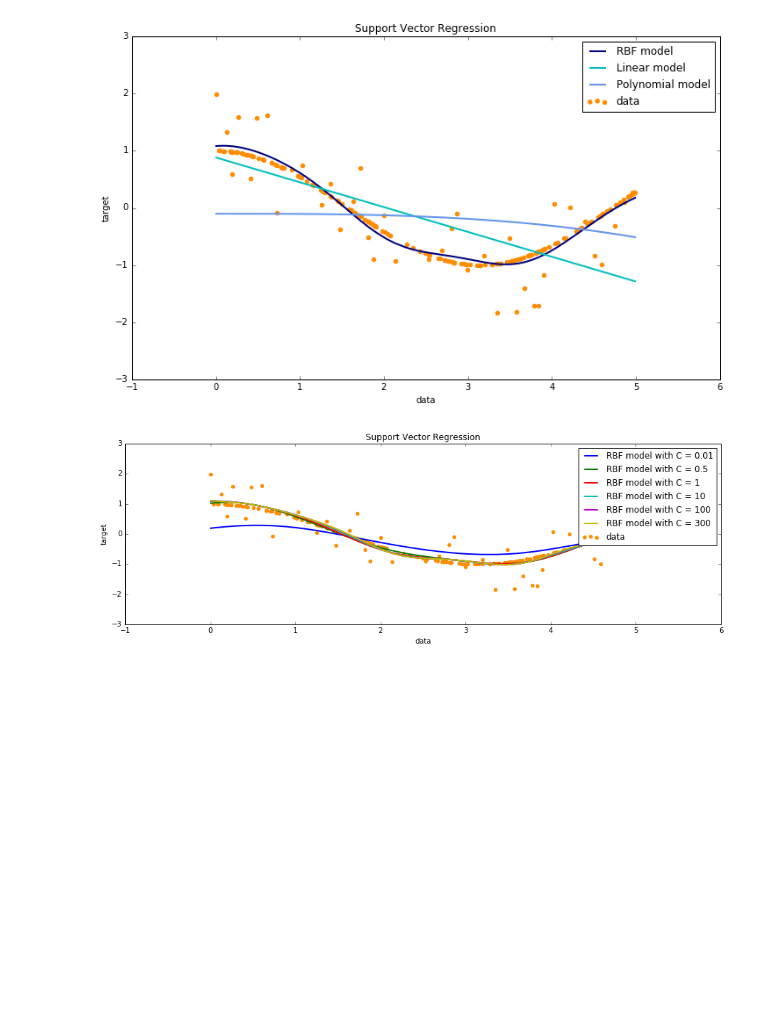
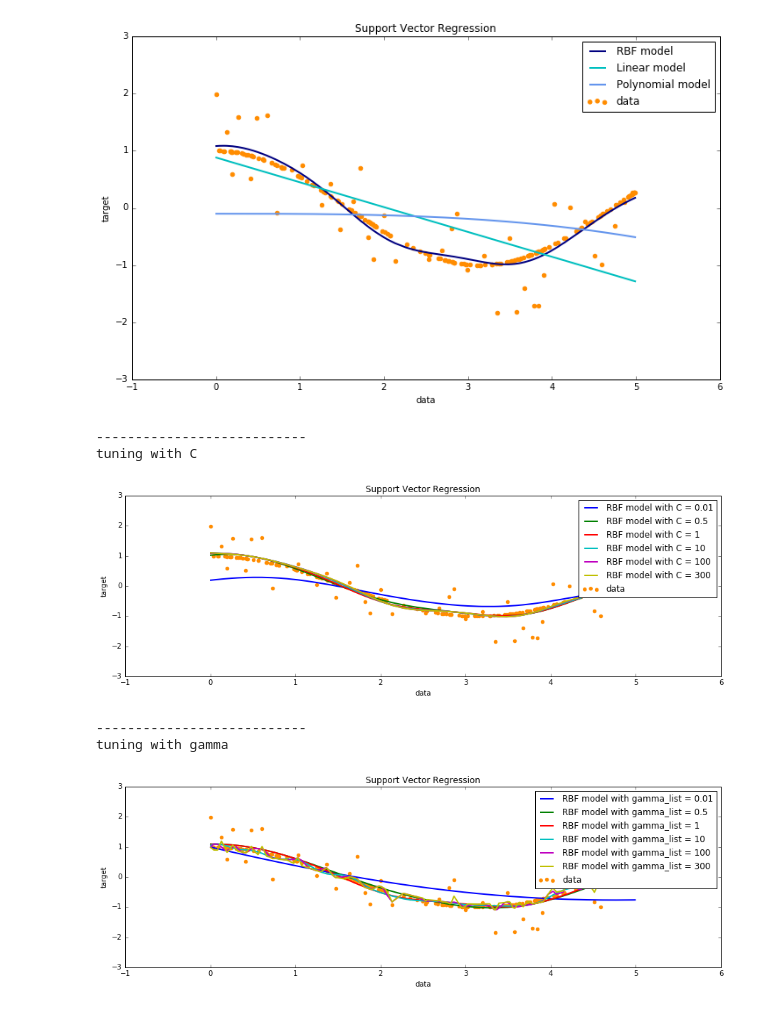
Before and after one commit to yennanliu/analysis, a Jupyter notebook: ML_/ML_Basic_SVM.ipynb, the cells around one changed output. Cells and saved outputs as stored; diff of their text form; code cells hidden in the pictures; blank space fills up the shorter version.

Commit message:
add parameter intro, tuning comments

```diff
--- a/ML_/ML_Basic_SVM.ipynb
+++ b/ML_/ML_Basic_SVM.ipynb
@@ -290,21 +331,52 @@ plt.show()
 # %%
 plt.figure(figsize=(15,10))
 
 C_list = [.01,.5,1,10,100,300]
+gamma_list = [.01,.5,1,10,100,300]
+
+print ('---------------------------')
+print ('tuning with C')
+
 for C in C_list:
     svr_rbf = SVR(kernel='rbf',C=C)
     y_rbf = svr_rbf.fit(X, y).predict(X)
 
     lw = 2
     #plt.figure(figsize=(12, 7))
     plt.subplot(211)
     plt.plot(X, y_rbf, lw=lw, label='RBF model with C = {}'.format(C))
 
 plt.scatter(X, y, color='darkorange', label='data')
 plt.xlabel('data')
 plt.ylabel('target')
 plt.title('Support Vector Regression')
 plt.legend()
 plt.show()
+
+print ('---------------------------')
+print ('tuning with gamma')
+
+plt.figure(figsize=(15,10))
+
+for gamma in gamma_list:
+    svr_rbf = SVR(kernel='rbf',gamma=gamma)
+    y_rbf = svr_rbf.fit(X, y).predict(X)
+
+    lw = 2
+    #plt.figure(figsize=(12, 7))
+    plt.subplot(211)
+    plt.plot(X, y_rbf, lw=lw, label='RBF model with gamma_list = {}'.format(gamma))
+
+plt.scatter(X, y, color='darkorange', label='data')
+plt.xlabel('data')
+plt.ylabel('target')
+plt.title('Support Vector Regression')
+plt.legend()
+plt.show()
 # %% [output]
+---------------------------
+tuning with C
 [figure]
+---------------------------
+tuning with gamma
+[figure, added]
```
Also changed, not shown: parts of 4 cells of this notebook.
